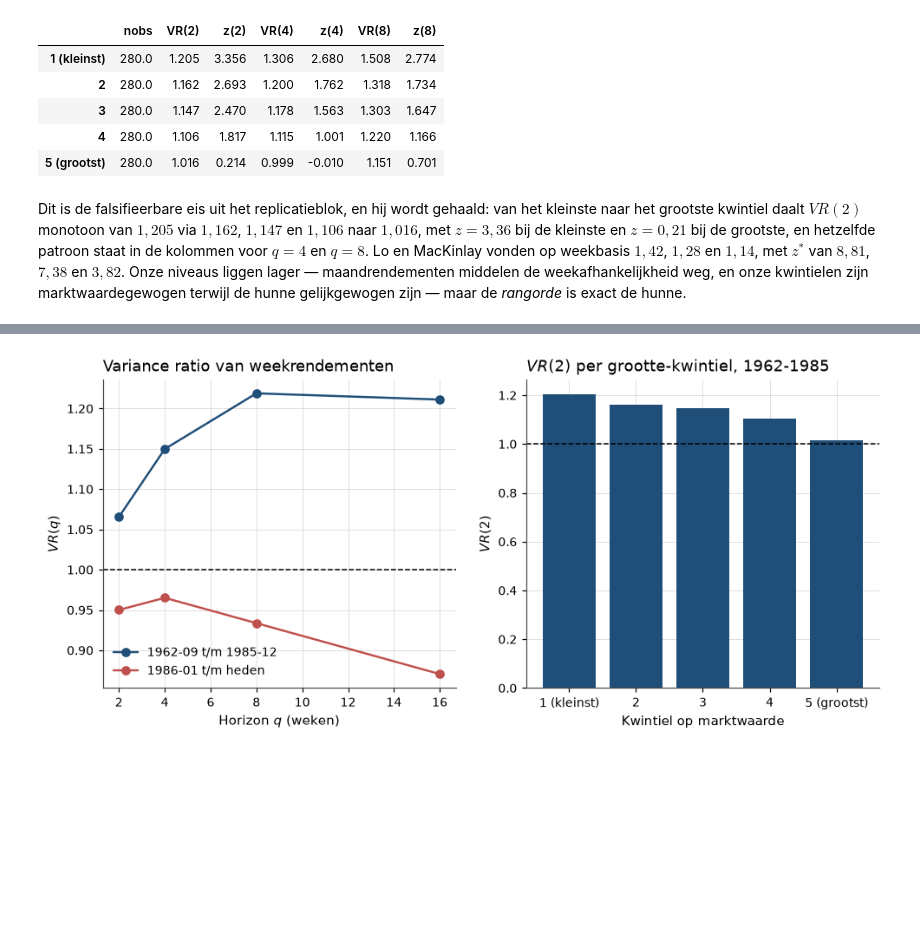
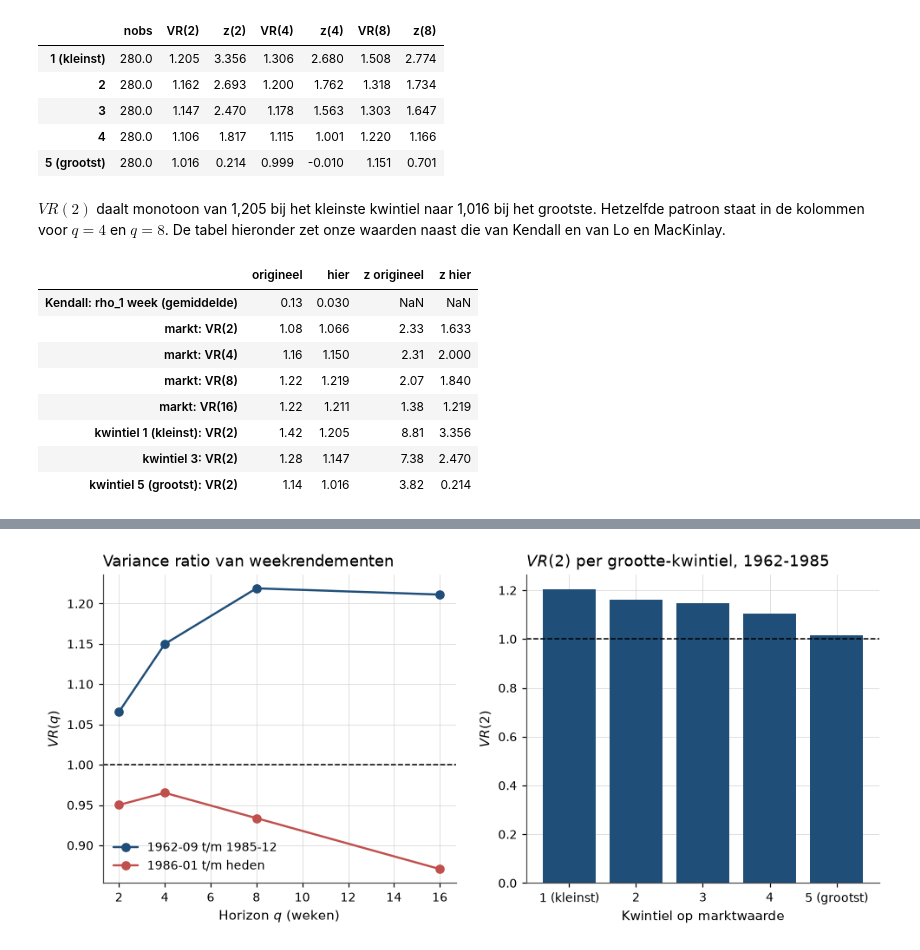
Before and after one commit to MaartenN14/history-asset-pricing, a Jupyter notebook: lectures/01_02_bachelier.ipynb, the cells around one changed output, grey strips where cells are left out. Cells and saved outputs as stored; diff of their text form; code cells hidden in the pictures; blank space fills up the shorter version.

```diff
--- a/lectures/01_02_bachelier.ipynb
+++ b/lectures/01_02_bachelier.ipynb
@@ -886,10 +1100,3 @@ regnault.round(4)
 |  | 3 | 1198 | 0.0669 | 0.0961 | 0.0646 | 0.0386 |
 |  | 12 | 1189 | 0.1460 | 0.1988 | 0.1292 | 0.0421 |
 |  | 60 | 1141 | 0.2978 | 0.3933 | 0.2888 | 0.0384 |
-# %%
-slopes = {
-    name: np.polyfit(np.log(block.index.get_level_values("h")),
-                     np.log(block["E|dev|"]), 1)[0]
-    for name, block in regnault.groupby(level="reeks")
-}
-pd.DataFrame({"helling b": slopes}).round(3)
@@ -1067,12 +1304,15 @@ def vr_table(series, horizons=(2, 4, 8, 16)):
     return out
 
 
+# Lo en MacKinlay: 6 september 1962 t/m 26 december 1985, CRSP, woensdag op woensdag.
+# French publiceert geen gelijkgewogen dagreeks; wij hebben alleen de waardegewogen markt.
 samples = {
     "1962-09 t/m 1985-12": weekly.loc["1962-09-06":"1985-12-26"],
     "1986-01 t/m heden": weekly.loc["1986-01-01":],
     "Kendall-periode 1928-1938": weekly.loc["1928":"1938"],
 }
-pd.DataFrame({k: vr_table(v) for k, v in samples.items()}).T.round(3)
+vr_samples = pd.DataFrame({k: vr_table(v) for k, v in samples.items()}).T
+vr_samples.round(3)
 # %% [output]
 |  | nobs | VR(2) | z(2) | VR(4) | z(4) | VR(8) | z(8) | VR(16) | z(16) |
 | 1962-09 t/m 1985-12 | 1216.0 | 1.066 | 1.633 | 1.150 | 2.000 | 1.219 | 1.840 | 1.211 | 1.219 |
@@ -1112,13 +1344,41 @@ size_table.round(3)
 | 3 | 280.0 | 1.147 | 2.470 | 1.178 | 1.563 | 1.303 | 1.647 |
 | 4 | 280.0 | 1.106 | 1.817 | 1.115 | 1.001 | 1.220 | 1.166 |
 | 5 (grootst) | 280.0 | 1.016 | 0.214 | 0.999 | -0.010 | 1.151 | 0.701 |
-# %% [markdown]
-Dit is de falsifieerbare eis uit het replicatieblok, en hij wordt gehaald: van het
-kleinste naar het grootste kwintiel daalt $VR(2)$ monotoon van $1{,}205$ via
-$1{,}162$, $1{,}147$ en $1{,}106$ naar $1{,}016$, met $z = 3{,}36$ bij de
-kleinste en $z = 0{,}21$ bij de grootste, en hetzelfde patroon staat in de
-kolommen voor $q = 4$ en $q = 8$. Lo en MacKinlay vonden op weekbasis $1{,}42$,
-$1{,}28$ en $1{,}14$, met $z^{*}$ van $8{,}81$, $7{,}38$ en $3{,}82$. Onze
-niveaus liggen lager — maandrendementen middelen de weekafhankelijkheid weg, en
-onze kwintielen zijn marktwaardegewogen terwijl de hunne gelijkgewogen zijn — maar
-de *rangorde* is exact de hunne.
+# %% [markdown]
+$VR(2)$ daalt monotoon van 1,205 bij het kleinste kwintiel naar 1,016 bij het
+grootste. Hetzelfde patroon staat in de kolommen voor $q = 4$ en $q = 8$. De
+tabel hieronder zet onze waarden naast die van Kendall en van Lo en MacKinlay.
+# %%
+lm_sample = vr_samples.loc["1962-09 t/m 1985-12"]
+market_rows = ["VR(2)", "VR(4)", "VR(8)", "VR(16)"]
+quintile_rows = ["1 (kleinst)", "3", "5 (grootst)"]
+
+# Per rij: (origineel, hier, z origineel, z hier). Originelen uit Kendall tabel 3 en
+# Lo en MacKinlay tabel 1a en 2.
+comparison_rows = {
+    "Kendall: rho_1 week (gemiddelde)":
+        (0.13, kendall.loc["wekelijks", "rho_1"], np.nan, np.nan),
+    "markt: VR(2)": (1.08, lm_sample["VR(2)"], 2.33, lm_sample["z(2)"]),
+    "markt: VR(4)": (1.16, lm_sample["VR(4)"], 2.31, lm_sample["z(4)"]),
+    "markt: VR(8)": (1.22, lm_sample["VR(8)"], 2.07, lm_sample["z(8)"]),
+    "markt: VR(16)": (1.22, lm_sample["VR(16)"], 1.38, lm_sample["z(16)"]),
+    "kwintiel 1 (kleinst): VR(2)":
+        (1.42, size_table.loc["1 (kleinst)", "VR(2)"], 8.81, size_table.loc["1 (kleinst)", "z(2)"]),
+    "kwintiel 3: VR(2)": (1.28, size_table.loc["3", "VR(2)"], 7.38, size_table.loc["3", "z(2)"]),
+    "kwintiel 5 (grootst): VR(2)":
+        (1.14, size_table.loc["5 (grootst)", "VR(2)"], 3.82, size_table.loc["5 (grootst)", "z(2)"]),
+}
+comparison_lm = pd.DataFrame.from_dict(
+    comparison_rows, orient="index", columns=["origineel", "hier", "z origineel", "z hier"]
+)
+comparison_lm.round(3)
+# %% [output]
+|  | origineel | hier | z origineel | z hier |
+| Kendall: rho_1 week (gemiddelde) | 0.13 | 0.030 | NaN | NaN |
+| markt: VR(2) | 1.08 | 1.066 | 2.33 | 1.633 |
+| markt: VR(4) | 1.16 | 1.150 | 2.31 | 2.000 |
+| markt: VR(8) | 1.22 | 1.219 | 2.07 | 1.840 |
+| markt: VR(16) | 1.22 | 1.211 | 1.38 | 1.219 |
+| kwintiel 1 (kleinst): VR(2) | 1.42 | 1.205 | 8.81 | 3.356 |
+| kwintiel 3: VR(2) | 1.28 | 1.147 | 7.38 | 2.470 |
+| kwintiel 5 (grootst): VR(2) | 1.14 | 1.016 | 3.82 | 0.214 |
```
Also changed, not shown: parts of 41 cells of this notebook, 4 other files.
